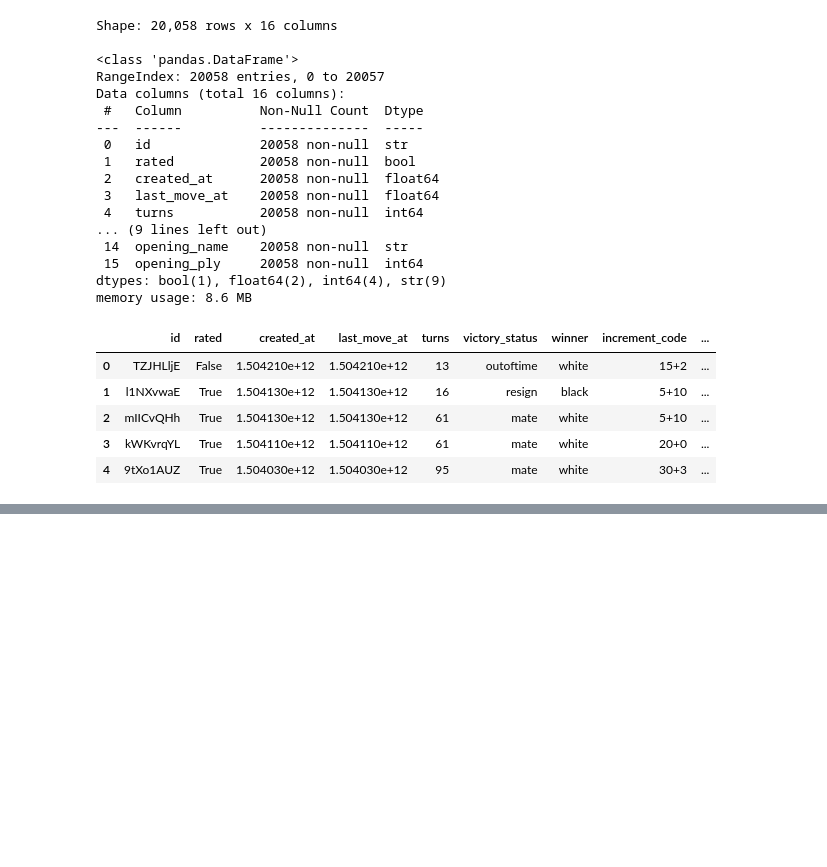
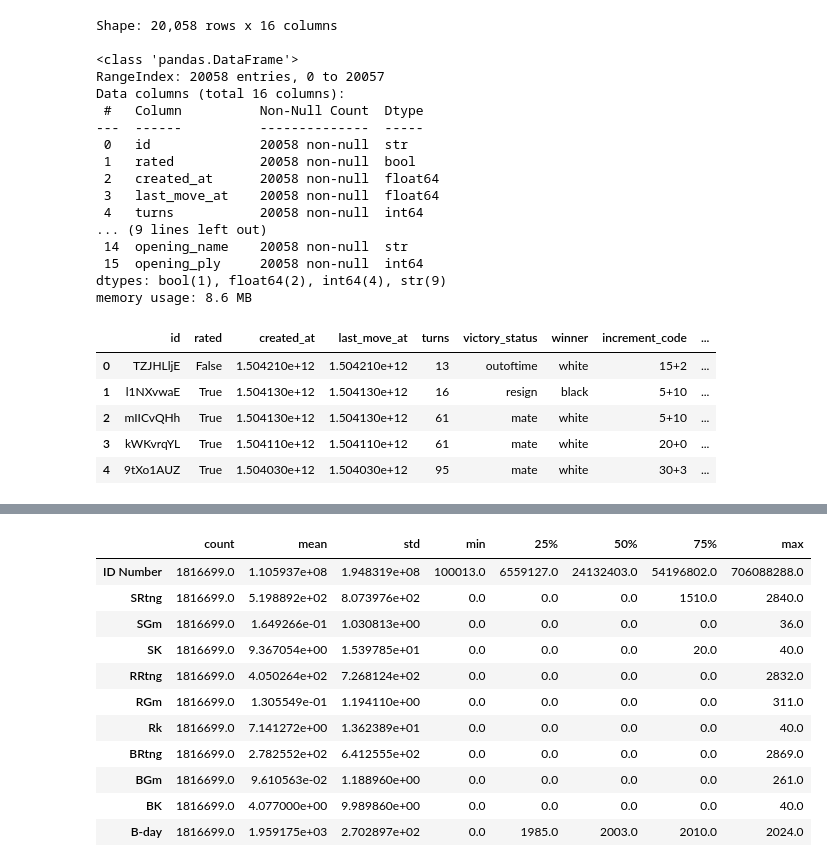
Before and after one commit to AhmedInv40/Chess-Rating-Systems, a Jupyter notebook: Chess Rating Systems.ipynb, the cells around one changed output, grey strips where cells are left out. Drawn from its saved outputs; the diff is of its cells as text; code cells hidden in the pictures; blank space fills up the shorter version.

```diff
--- a/Chess Rating Systems.ipynb
+++ b/Chess Rating Systems.ipynb
@@ -111,0 +156,9 @@ lichess.head()
+# %%
+fide = pd.read_fwf('players_list_foa.txt')
+print(f'Shape: {fide.shape[0]:,} rows x {fide.shape[1]:,} columns ')
+print()
+
+print('Columns:', list(fide.columns))
+print()
+
+print(fide.dtypes)
@@ -111,0 +206,16 @@ lichess.head()
+# %%
+# Descriptive Statistics
+fide.describe().T
+# %% [output]
+|  | count | mean | std | min | 25% | 50% | 75% | max |
+| ID Number | 1816699.0 | 1.105937e+08 | 1.948319e+08 | 100013.0 | 6559127.0 | 24132403.0 | 54196802.0 | 706088288.0 |
+| SRtng | 1816699.0 | 5.198892e+02 | 8.073976e+02 | 0.0 | 0.0 | 0.0 | 1510.0 | 2840.0 |
+| SGm | 1816699.0 | 1.649266e-01 | 1.030813e+00 | 0.0 | 0.0 | 0.0 | 0.0 | 36.0 |
+| SK | 1816699.0 | 9.367054e+00 | 1.539785e+01 | 0.0 | 0.0 | 0.0 | 20.0 | 40.0 |
+| RRtng | 1816699.0 | 4.050264e+02 | 7.268124e+02 | 0.0 | 0.0 | 0.0 | 0.0 | 2832.0 |
+| RGm | 1816699.0 | 1.305549e-01 | 1.194110e+00 | 0.0 | 0.0 | 0.0 | 0.0 | 311.0 |
+| Rk | 1816699.0 | 7.141272e+00 | 1.362389e+01 | 0.0 | 0.0 | 0.0 | 0.0 | 40.0 |
+| BRtng | 1816699.0 | 2.782552e+02 | 6.412555e+02 | 0.0 | 0.0 | 0.0 | 0.0 | 2869.0 |
+| BGm | 1816699.0 | 9.610563e-02 | 1.188960e+00 | 0.0 | 0.0 | 0.0 | 0.0 | 261.0 |
+| BK | 1816699.0 | 4.077000e+00 | 9.989860e+00 | 0.0 | 0.0 | 0.0 | 0.0 | 40.0 |
+| B-day | 1816699.0 | 1.959175e+03 | 2.702897e+02 | 0.0 | 1985.0 | 2003.0 | 2010.0 | 2024.0 |
```
Also changed, not shown: parts of 13 cells of this notebook.
